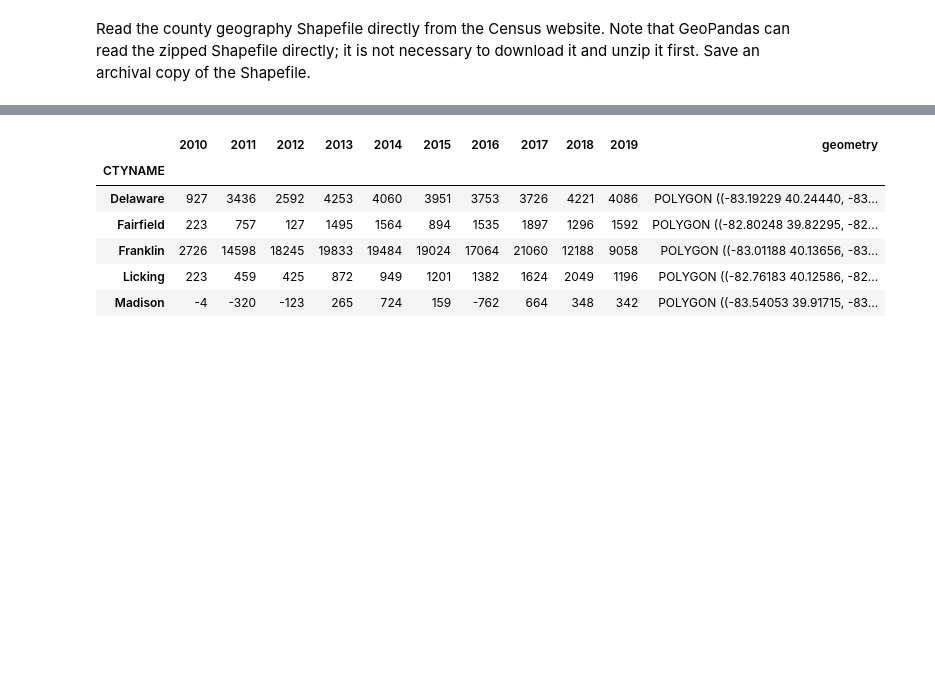
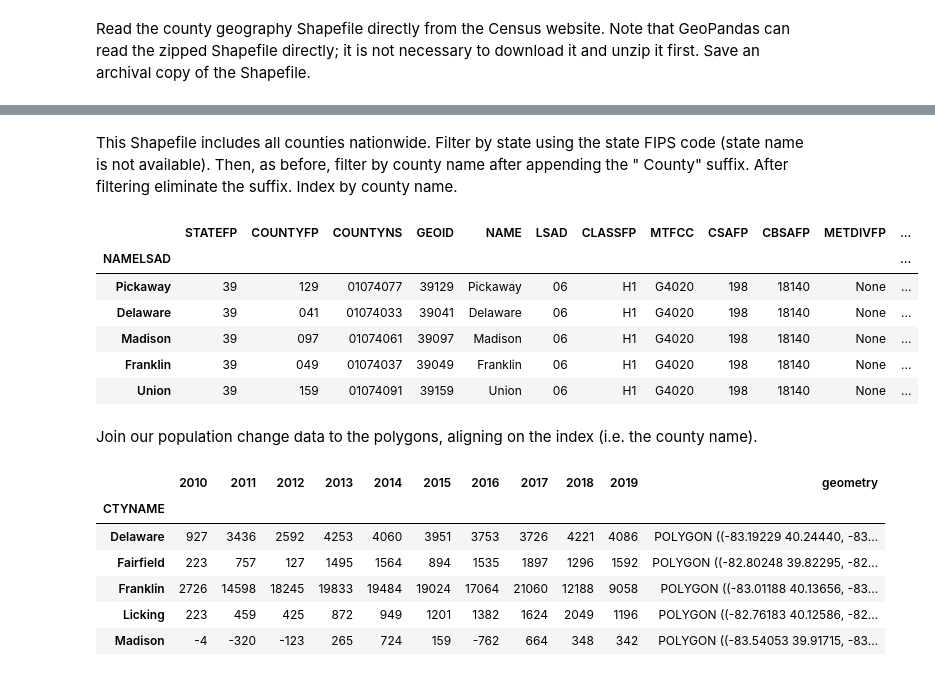
Before and after one commit to aporr/jupyter-reproducible-workflows, a Jupyter notebook: Reproducible workflows using Jupyter.ipynb, the cells around one changed output, grey strips where cells are left out. Cells and saved outputs as stored; diff of their text form; code cells hidden in the pictures; blank space fills up the shorter version.

```diff
--- a/Reproducible workflows using Jupyter.ipynb
+++ b/Reproducible workflows using Jupyter.ipynb
@@ -173,6 +176,7 @@ COUNTY_NAMES = \
      "Union", "Delaware", "Licking"]
 
 # For STATE_NAME, enter a string representing name of the state where the counties of interest
-# are located.
+# are located.  For STATE_FIPS, enter the two digit FIPS code assigned to the state by the Census Bureau.
 STATE_NAME = "Ohio"
+STATE_FIPS = "39"
 # %% [markdown]
@@ -290,9 +303,22 @@ censusCountyPolysRaw.to_file(CENSUS_COUNTY_POLYGONS_ARCHIVE_PATH, driver="ESRI S
+# %% [markdown]
+This Shapefile includes all counties nationwide.  Filter by state using the state FIPS code (state name is not available). Then, as before, filter by county name after appending the " County" suffix. After filtering eliminate the suffix. Index by county name.
 # %%
 censusCountyPolys = censusCountyPolysRaw.loc[ \
-    (censusCountyPolysRaw["STATEFP"] == "39") & \
-    (censusCountyPolysRaw["NAMELSAD"].isin(["Franklin County","Fairfield County","Pickaway County","Madison County", "Union County", "Delaware County", "Licking County"]))
+    (censusCountyPolysRaw["STATEFP"] == STATE_FIPS) & \
+    (censusCountyPolysRaw["NAMELSAD"].isin(["{} County".format(x) for x in COUNTY_NAMES]))
 ].copy()
 censusCountyPolys["NAMELSAD"] = censusCountyPolys["NAMELSAD"].str.replace(" County", "")
 censusCountyPolys = censusCountyPolys.set_index(["NAMELSAD"])
+censusCountyPolys.head()
+# %% [output]
+|  | STATEFP | COUNTYFP | COUNTYNS | GEOID | NAME | LSAD | CLASSFP | MTFCC | CSAFP | CBSAFP | METDIVFP | ... |
+| NAMELSAD |  |  |  |  |  |  |  |  |  |  |  | ... |
+| Pickaway | 39 | 129 | 01074077 | 39129 | Pickaway | 06 | H1 | G4020 | 198 | 18140 | None | ... |
+| Delaware | 39 | 041 | 01074033 | 39041 | Delaware | 06 | H1 | G4020 | 198 | 18140 | None | ... |
+| Madison | 39 | 097 | 01074061 | 39097 | Madison | 06 | H1 | G4020 | 198 | 18140 | None | ... |
+| Franklin | 39 | 049 | 01074037 | 39049 | Franklin | 06 | H1 | G4020 | 198 | 18140 | None | ... |
+| Union | 39 | 159 | 01074091 | 39159 | Union | 06 | H1 | G4020 | 198 | 18140 | None | ... |
+# %% [markdown]
+Join our population change data to the polygons, aligning on the index (i.e. the county name).
 # %%
 censusPepPolys = gpd.GeoDataFrame(data=censusPepPopChg.copy(), geometry=censusCountyPolys["geometry"])
```
Also changed, not shown: parts of 36 cells of this notebook, 19 other files.
